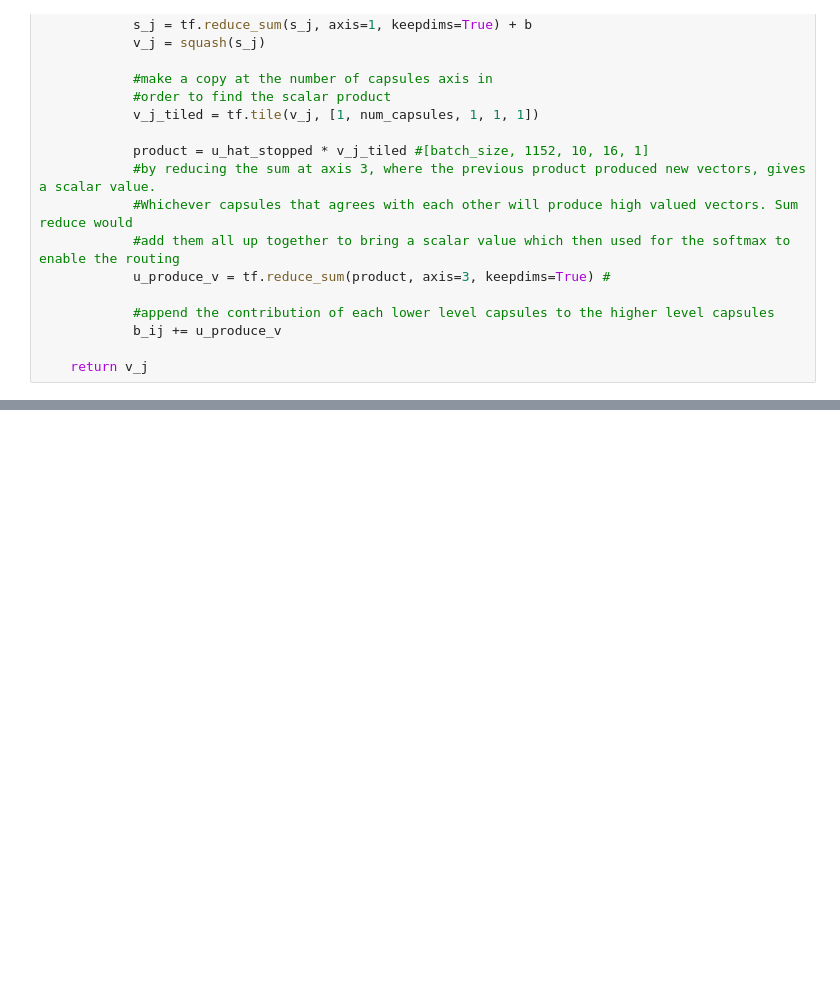
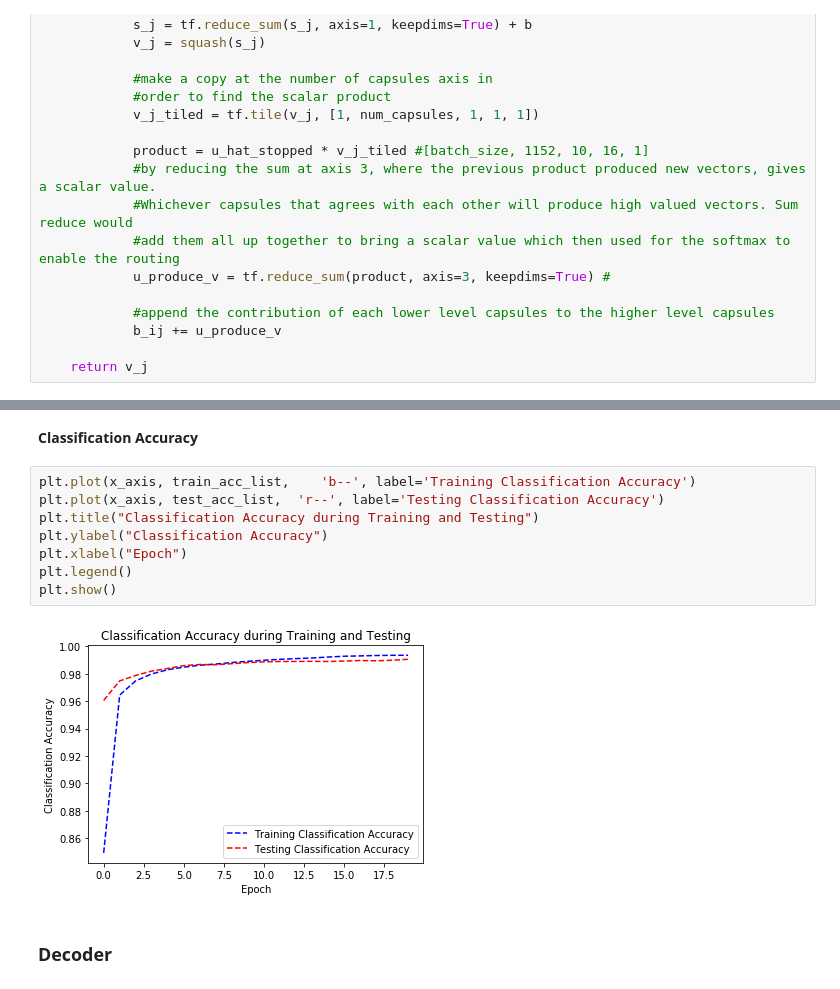
Before and after one commit to Ugenteraan/CapsNet-MNIST-TF, a Jupyter notebook: MNIST - CapsNet.ipynb, the cells around one changed output, grey strips where cells are left out. Saved outputs shown, nothing was run; the diff lists cells and outputs as text; blank space fills up the shorter version.

```diff
--- a/MNIST - CapsNet.ipynb
+++ b/MNIST - CapsNet.ipynb
@@ -302,0 +453,14 @@ Epoch 10, test loss     0.00343827, test accuracy     0.9943
+# %% [markdown]
+**Classification Accuracy**
+# %%
+plt.plot(x_axis, train_acc_list,    'b--', label='Training Classification Accuracy')
+plt.plot(x_axis, test_acc_list,  'r--', label='Testing Classification Accuracy')
+plt.title("Classification Accuracy during Training and Testing")
+plt.ylabel("Classification Accuracy")
+plt.xlabel("Epoch")
+plt.legend()
+plt.show()
+# %% [output]
+[figure, added]
+# %% [markdown]
+### Decoder
```
Also changed, not shown: parts of 19 cells of this notebook.
